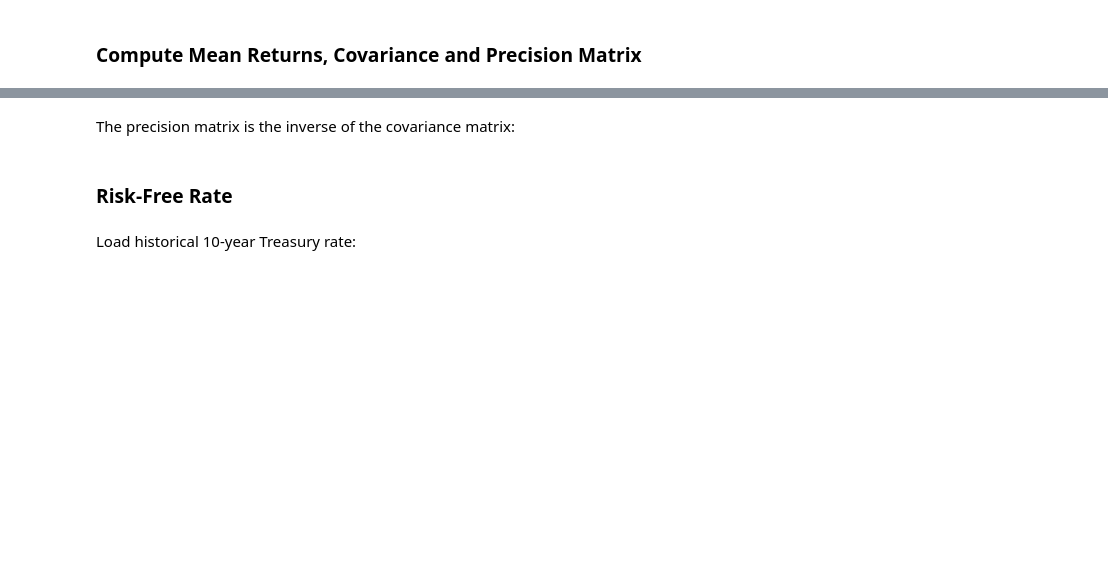
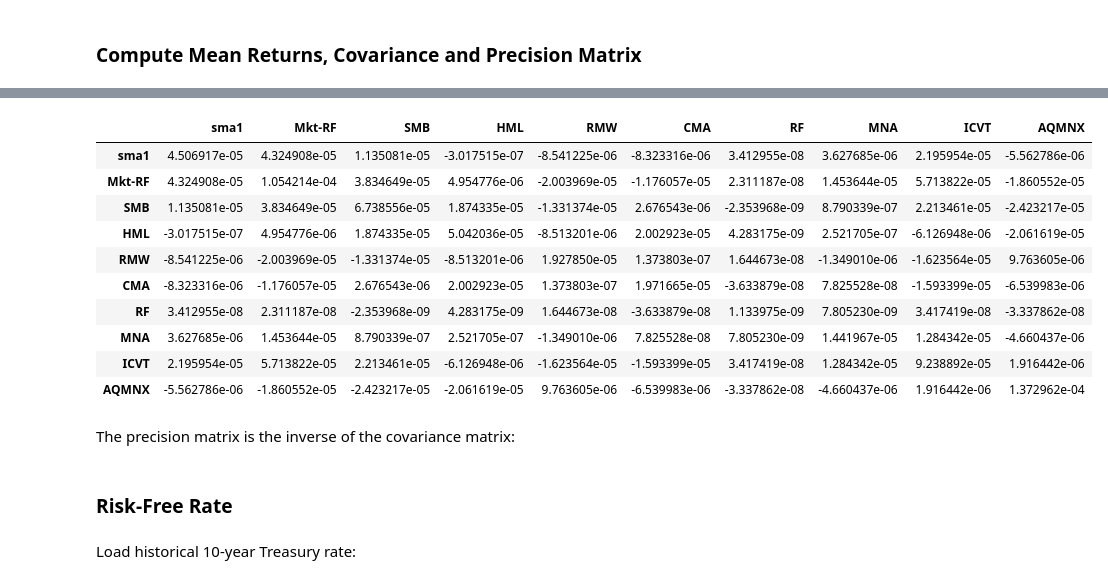
Before and after one commit to tleitch/Machine-Learning-for-Algorithmic-Trading-Second-Edition, a Jupyter notebook: assignments/projectPptimization.ipynb, the cells around one changed output, grey strips where cells are left out. Cells and saved outputs as stored; diff of their text form; code cells hidden in the pictures; blank space fills up the shorter version.

```diff
--- a/assignments/projectPptimization.ipynb
+++ b/assignments/projectPptimization.ipynb
@@ -70,0 +156,11 @@ with pd.HDFStore('../data/assets.h5') as store:
+# %%
+dfs.head()
+dfs['Date']=dfs['index']
+dfs['Date'] = pd.to_datetime(dfs['Date'],utc=False)
+dfs.index=dfs['Date']
+
+dfs=dfs.drop("index",axis=1)
+dfs=dfs.drop("Date",axis=1)
+dfs=dfs.tz_convert(None)
+# %%
+dfs=pd.merge(dfs, ff_factor_data/100, left_index=True, right_index=True)
@@ -70,0 +179,10 @@ with pd.HDFStore('../data/assets.h5') as store:
+# %%
+numCol=len(dfs.columns)
+tickers = ["MNA","ICVT","AQMNX"]
+i=0
+for ticker in tickers:
+    data=yf.download(ticker,startDt, endDt)
+    rets=data['Adj Close'].pct_change()
+    dfs=pd.merge(dfs, rets, left_index=True, right_index=True)
+    dfs.rename(columns={ dfs.columns[numCol+i]: ticker }, inplace = True)
+    i=i+1
@@ -76,8 +205,8 @@ end = 2017
 # %% [markdown]
 Create month-end monthly returns and drop dates that have no observations:
 # %%
-weekly_returns = prices.loc[f'{start}':f'{end}'].resample('W').last().pct_change().dropna(how='all')
-weekly_returns = weekly_returns.dropna(axis=1)
+weekly_returns= dfs.resample('W').sum().dropna(how='all')
 weekly_returns.info()
+weekly_returns=weekly_returns.drop(columns=["sma1v2"])
 # %% [output]
 <class 'pandas.core.frame.DataFrame'>
@@ -126,3 +279,17 @@ cov_matrix = weekly_returns.cov()
+# %%
+cov_matrix
+# %% [output]
+|  | sma1 | Mkt-RF | SMB | HML | RMW | CMA | RF | MNA | ICVT | AQMNX |
+| sma1 | 4.506917e-05 | 4.324908e-05 | 1.135081e-05 | -3.017515e-07 | -8.541225e-06 | -8.323316e-06 | 3.412955e-08 | 3.627685e-06 | 2.195954e-05 | -5.562786e-06 |
+| Mkt-RF | 4.324908e-05 | 1.054214e-04 | 3.834649e-05 | 4.954776e-06 | -2.003969e-05 | -1.176057e-05 | 2.311187e-08 | 1.453644e-05 | 5.713822e-05 | -1.860552e-05 |
+| SMB | 1.135081e-05 | 3.834649e-05 | 6.738556e-05 | 1.874335e-05 | -1.331374e-05 | 2.676543e-06 | -2.353968e-09 | 8.790339e-07 | 2.213461e-05 | -2.423217e-05 |
+| HML | -3.017515e-07 | 4.954776e-06 | 1.874335e-05 | 5.042036e-05 | -8.513201e-06 | 2.002923e-05 | 4.283175e-09 | 2.521705e-07 | -6.126948e-06 | -2.061619e-05 |
+| RMW | -8.541225e-06 | -2.003969e-05 | -1.331374e-05 | -8.513201e-06 | 1.927850e-05 | 1.373803e-07 | 1.644673e-08 | -1.349010e-06 | -1.623564e-05 | 9.763605e-06 |
+| CMA | -8.323316e-06 | -1.176057e-05 | 2.676543e-06 | 2.002923e-05 | 1.373803e-07 | 1.971665e-05 | -3.633879e-08 | 7.825528e-08 | -1.593399e-05 | -6.539983e-06 |
+| RF | 3.412955e-08 | 2.311187e-08 | -2.353968e-09 | 4.283175e-09 | 1.644673e-08 | -3.633879e-08 | 1.133975e-09 | 7.805230e-09 | 3.417419e-08 | -3.337862e-08 |
+| MNA | 3.627685e-06 | 1.453644e-05 | 8.790339e-07 | 2.521705e-07 | -1.349010e-06 | 7.825528e-08 | 7.805230e-09 | 1.441967e-05 | 1.284342e-05 | -4.660437e-06 |
+| ICVT | 2.195954e-05 | 5.713822e-05 | 2.213461e-05 | -6.126948e-06 | -1.623564e-05 | -1.593399e-05 | 3.417419e-08 | 1.284342e-05 | 9.238892e-05 | 1.916442e-06 |
+| AQMNX | -5.562786e-06 | -1.860552e-05 | -2.423217e-05 | -2.061619e-05 | 9.763605e-06 | -6.539983e-06 | -3.337862e-08 | -4.660437e-06 | 1.916442e-06 | 1.372962e-04 |
 # %% [markdown]
 The precision matrix is the inverse of the covariance matrix:
 # %%
```
Also changed, not shown: parts of 45 cells of this notebook.
